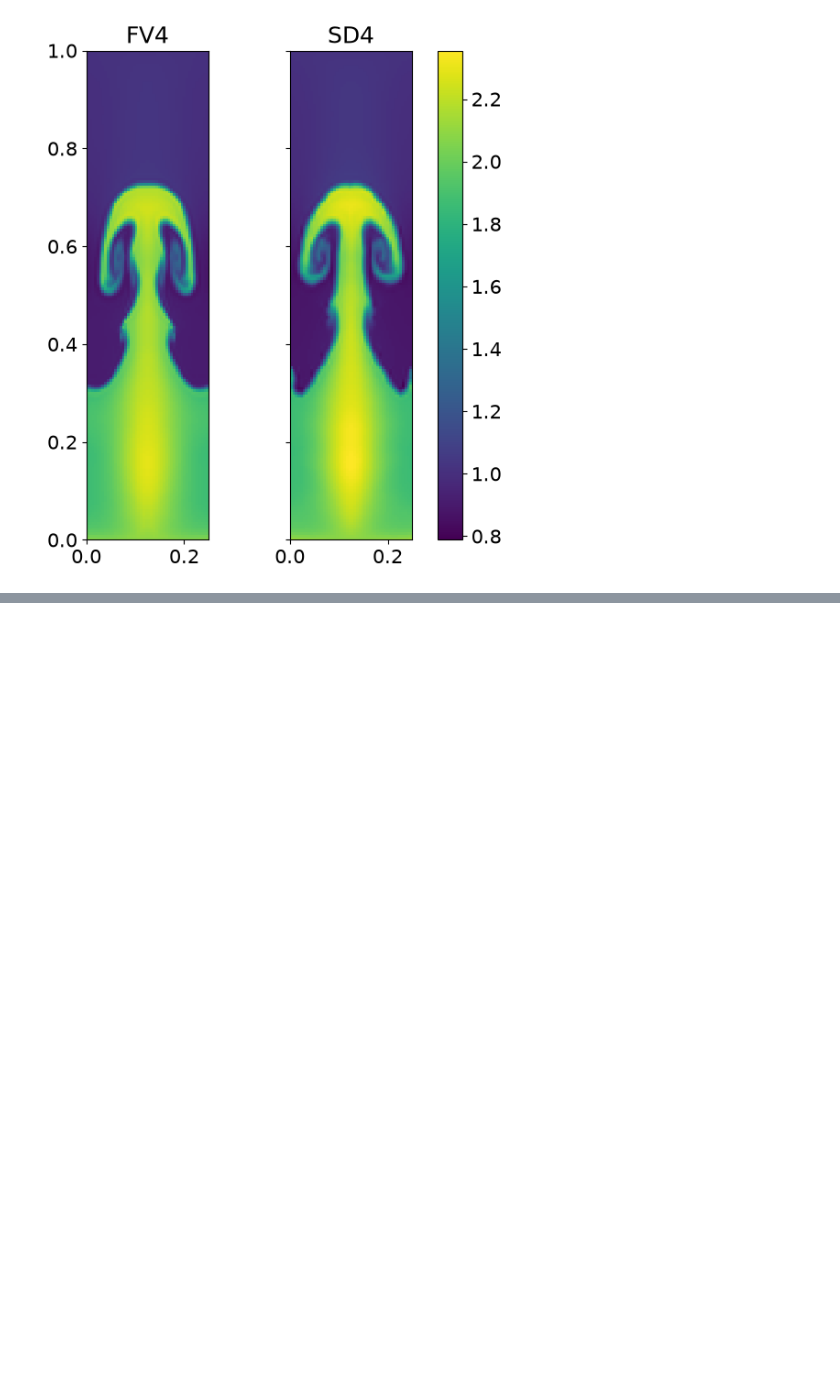
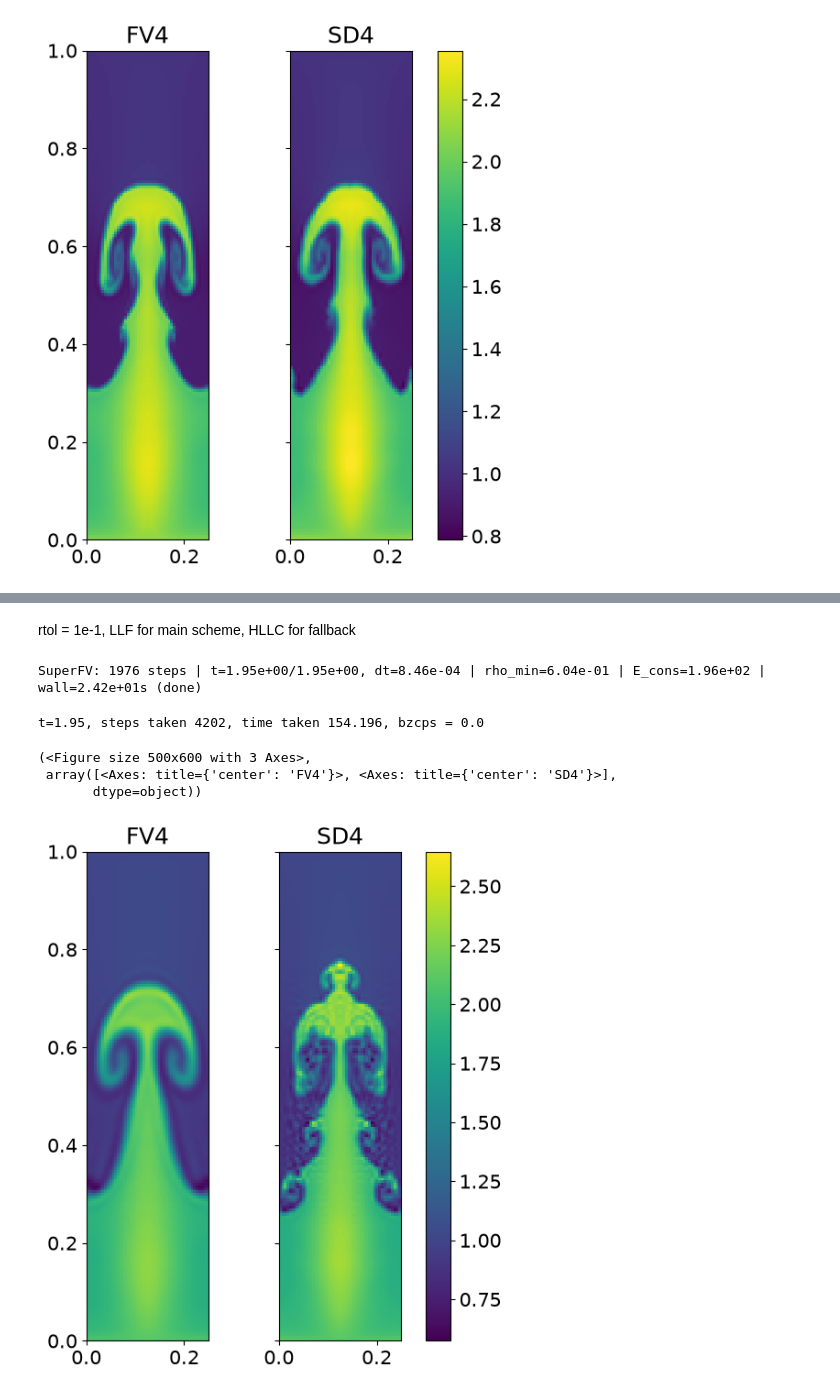
Before and after one commit to jpalafou/superfv, a Jupyter notebook: sd-compare/RTI.ipynb, the cells around one changed output, grey strips where cells are left out. Saved outputs shown, nothing was run; the diff lists cells and outputs as text; code cells hidden in the pictures; blank space fills up the shorter version.

```diff
--- a/sd-compare/RTI.ipynb
+++ b/sd-compare/RTI.ipynb
@@ -148,8 +200,29 @@ s2.perform_time_evolution(1.95)
+# %% [markdown]
+rtol = 1e-1, LLF for main scheme, HLLC for fallback
+# %%
+NDOF = 192
+p = 3
+s1 = superfv_sim(
+    p,
+    NDOF,
+    P0=1,
+    rtol=1e-1,
+    riemann_solver=RiemannSolver.LLF,
+    fallback_riemann_solver=RiemannSolver.HLLC,
+)
+s1.run(1.95)
+# %% [output]
+SuperFV: 1976 steps | t=1.95e+00/1.95e+00, dt=8.46e-04 | rho_min=6.04e-01 | E_cons=1.96e+02 | wall=2.42e+01s (done)
 # %%
-NDOF = 192
-p = 3
 N = NDOF // (p + 1)
-s = spd_sim(p, N, P0=1, limiting_variables=[0, 1, 2, 4], tolerance=1e-1, riemann_solver_sd="llf")
-s.perform_time_evolution(1.95)
-vsd.plot_field(s, s.dm.W_cv, 0)
-plt.gca().set_aspect("equal")
+s2 = spd_sim(p, N, P0=1, limiting_variables=[0, 1, 2, 4], tolerance=1e-1, riemann_solver_sd="llf")
+s2.perform_time_evolution(1.95)
+# %% [output]
+t=1.95, steps taken 4202, time taken 154.196, bzcps = 0.0
+# %%
+plot_both(s1, s2)
+# %% [output]
+(<Figure size 500x600 with 3 Axes>,
+ array([<Axes: title={'center': 'FV4'}>, <Axes: title={'center': 'SD4'}>],
+       dtype=object))
+[figure, added]
```
Also changed, not shown: parts of 23 cells of this notebook.
